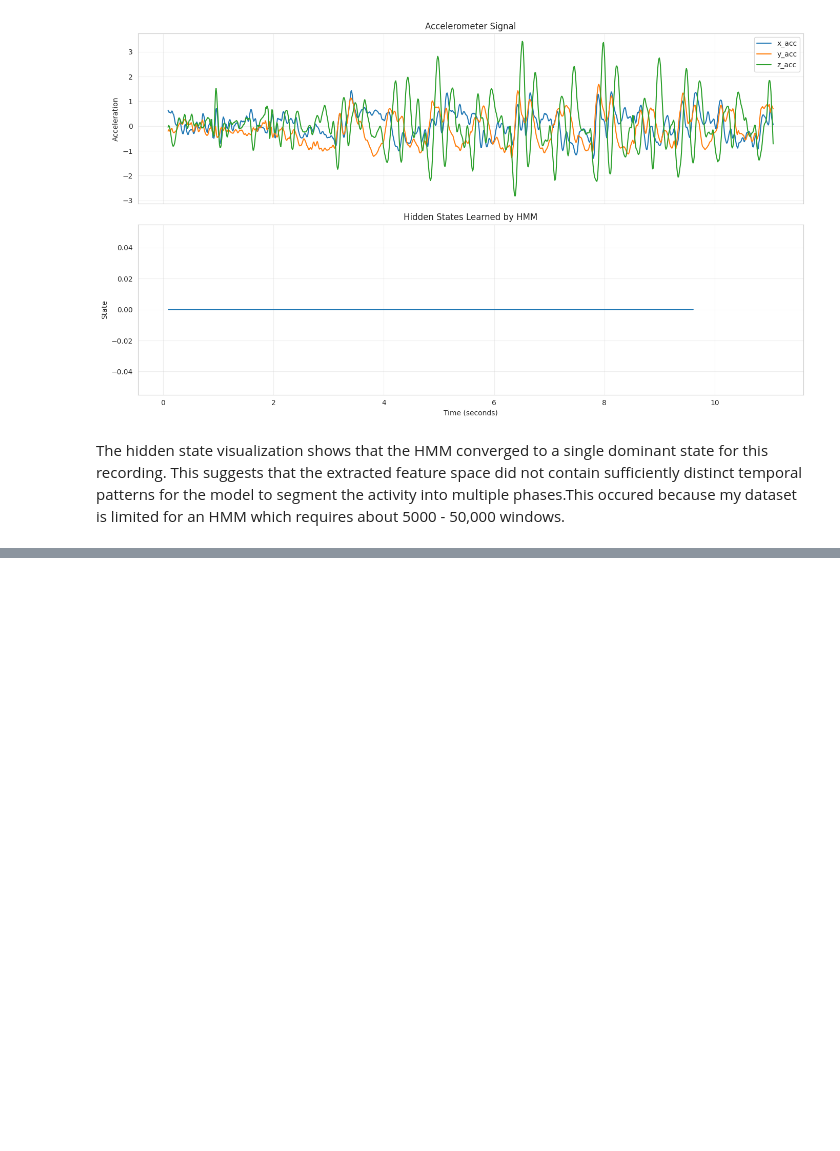
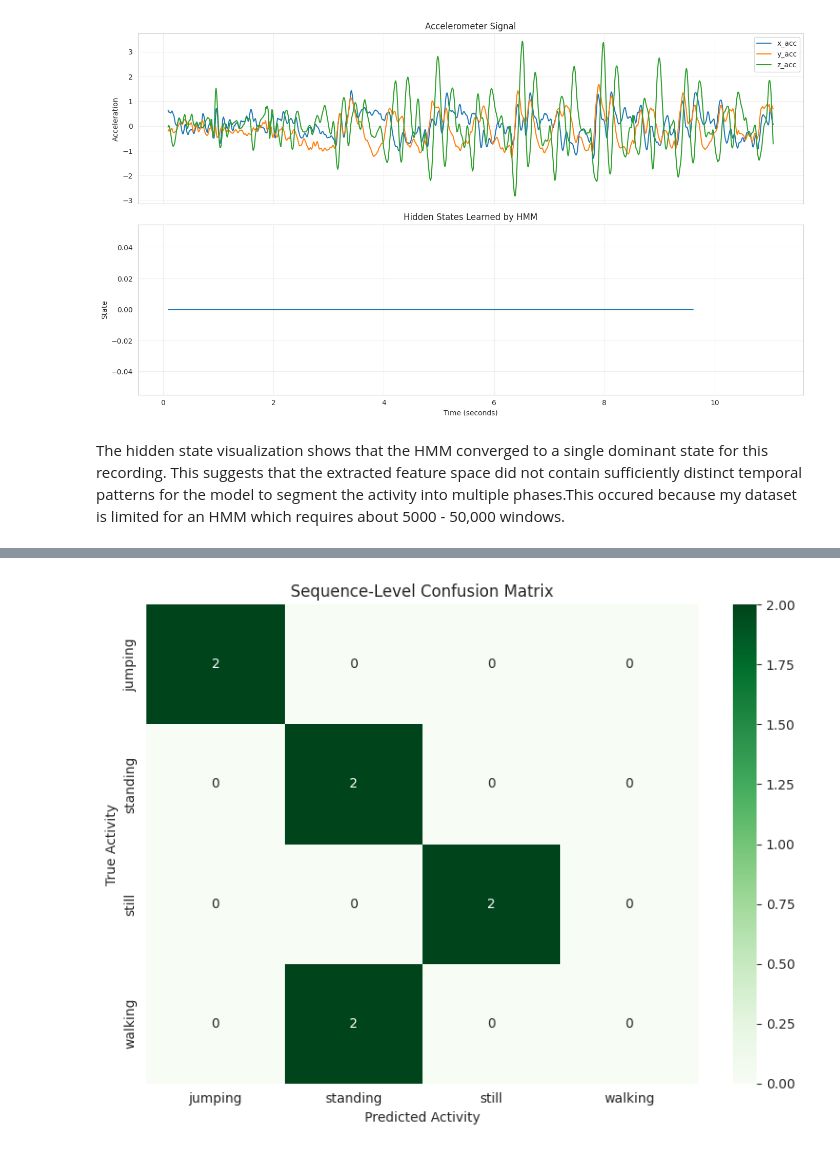
Before and after one commit to lemwaizz/formative2_G35, a Jupyter notebook: Formative_2.ipynb, the cells around one changed output, grey strips where cells are left out. Drawn from its saved outputs; the diff is of its cells as text; code cells hidden in the pictures; blank space fills up the shorter version.

```diff
--- a/Formative_2.ipynb
+++ b/Formative_2.ipynb
@@ -1131,0 +1199,27 @@ The hidden state visualization shows that the HMM converged to a single dominant
+# %%
+# Sequence-level confusion matrix
+
+seq_conf_matrix = confusion_matrix(
+    true_sequence_labels,
+    sequence_predictions
+)
+
+plt.figure(figsize=(8,6))
+
+sns.heatmap(
+    seq_conf_matrix,
+    annot=True,
+    fmt='d',
+    cmap='Greens',
+    xticklabels=activity_labels,
+    yticklabels=activity_labels
+)
+
+plt.title("Sequence-Level Confusion Matrix")
+plt.xlabel("Predicted Activity")
+plt.ylabel("True Activity")
+
+plt.tight_layout()
+plt.show()
+# %% [output]
+[figure, added]
```
Also changed, not shown: parts of 10 cells of this notebook.
